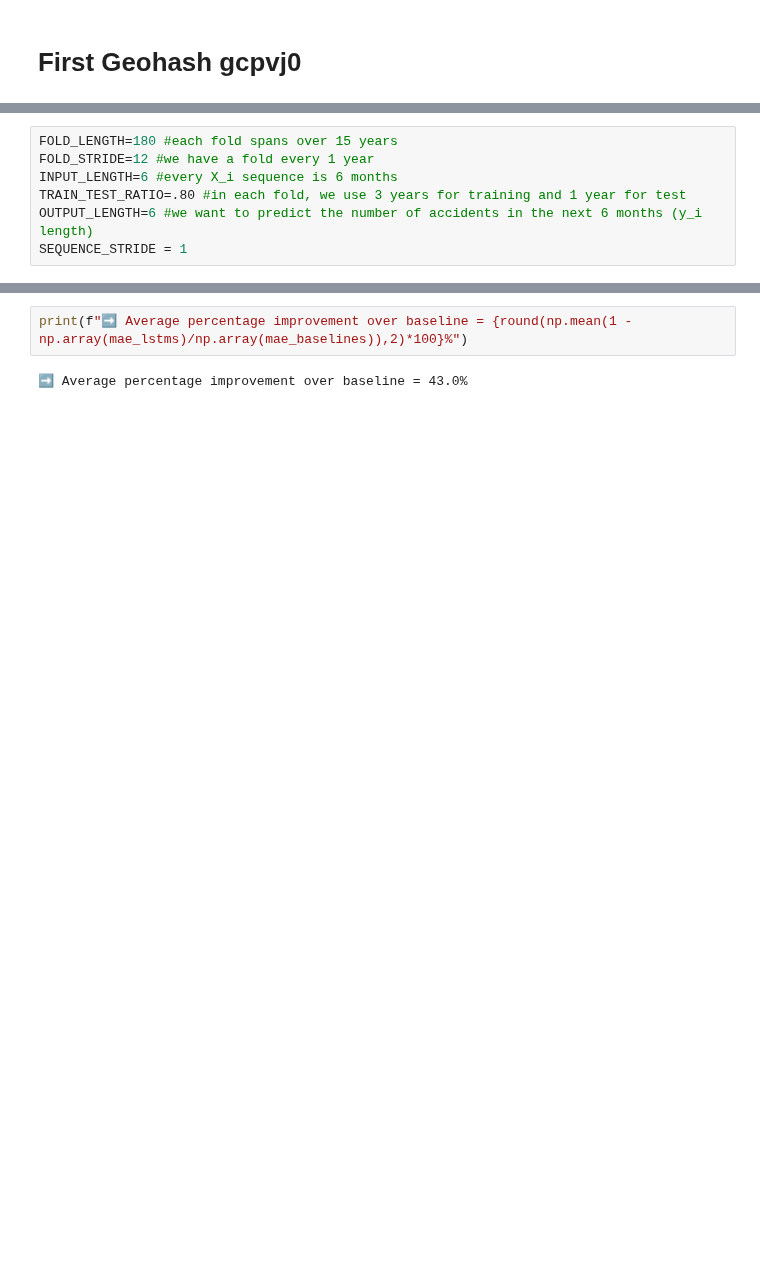
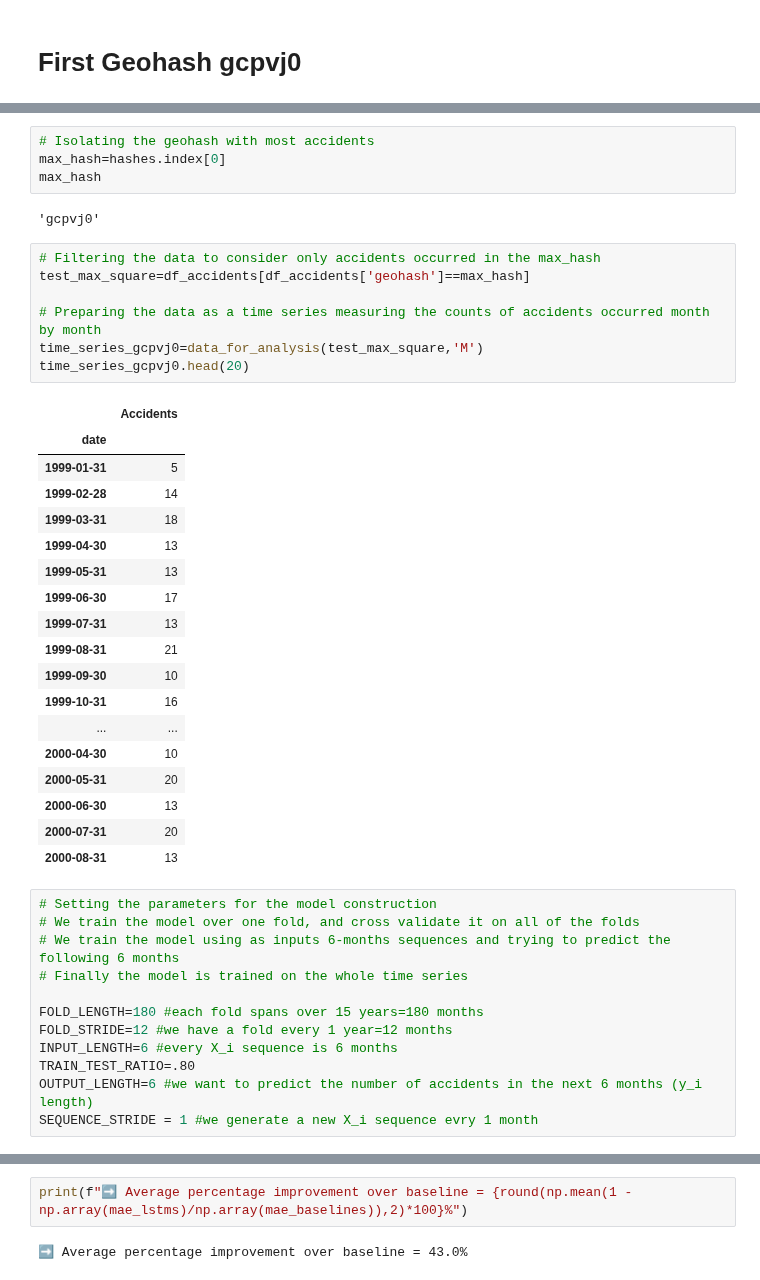
Before and after one commit to MagicaBleps/UK-road-safety, a Jupyter notebook: notebooks/geohash_model.ipynb, the cells around one changed output, grey strips where cells are left out. Cells and saved outputs as stored; diff of their text form; blank space fills up the shorter version.

```diff
--- a/notebooks/geohash_model.ipynb
+++ b/notebooks/geohash_model.ipynb
@@ -69,8 +81,45 @@ time_series_gcpvj0.head(20)
+# %%
+# Isolating the geohash with most accidents
+max_hash=hashes.index[0]
+max_hash
+# %% [output]
+'gcpvj0'
+# %%
+# Filtering the data to consider only accidents occurred in the max_hash
+test_max_square=df_accidents[df_accidents['geohash']==max_hash]
+
+# Preparing the data as a time series measuring the counts of accidents occurred month by month
+time_series_gcpvj0=data_for_analysis(test_max_square,'M')
+time_series_gcpvj0.head(20)
+# %% [output]
+|  | Accidents |
+| date |  |
+| 1999-01-31 | 5 |
+| 1999-02-28 | 14 |
+| 1999-03-31 | 18 |
+| 1999-04-30 | 13 |
+| 1999-05-31 | 13 |
+| 1999-06-30 | 17 |
+| 1999-07-31 | 13 |
+| 1999-08-31 | 21 |
+| 1999-09-30 | 10 |
+| 1999-10-31 | 16 |
+| ... | ... |
+| 2000-04-30 | 10 |
+| 2000-05-31 | 20 |
+| 2000-06-30 | 13 |
+| 2000-07-31 | 20 |
+| 2000-08-31 | 13 |
 # %%
-FOLD_LENGTH=180 #each fold spans over 15 years
-FOLD_STRIDE=12 #we have a fold every 1 year
+# Setting the parameters for the model construction
+# We train the model over one fold, and cross validate it on all of the folds
+# We train the model using as inputs 6-months sequences and trying to predict the following 6 months
+# Finally the model is trained on the whole time series
+
+FOLD_LENGTH=180 #each fold spans over 15 years=180 months
+FOLD_STRIDE=12 #we have a fold every 1 year=12 months
 INPUT_LENGTH=6 #every X_i sequence is 6 months
-TRAIN_TEST_RATIO=.80 #in each fold, we use 3 years for training and 1 year for test
+TRAIN_TEST_RATIO=.80
 OUTPUT_LENGTH=6 #we want to predict the number of accidents in the next 6 months (y_i length)
-SEQUENCE_STRIDE = 1
+SEQUENCE_STRIDE = 1 #we generate a new X_i sequence evry 1 month
 # %%
```
Also changed, not shown: parts of 50 cells of this notebook, 5 other files.
